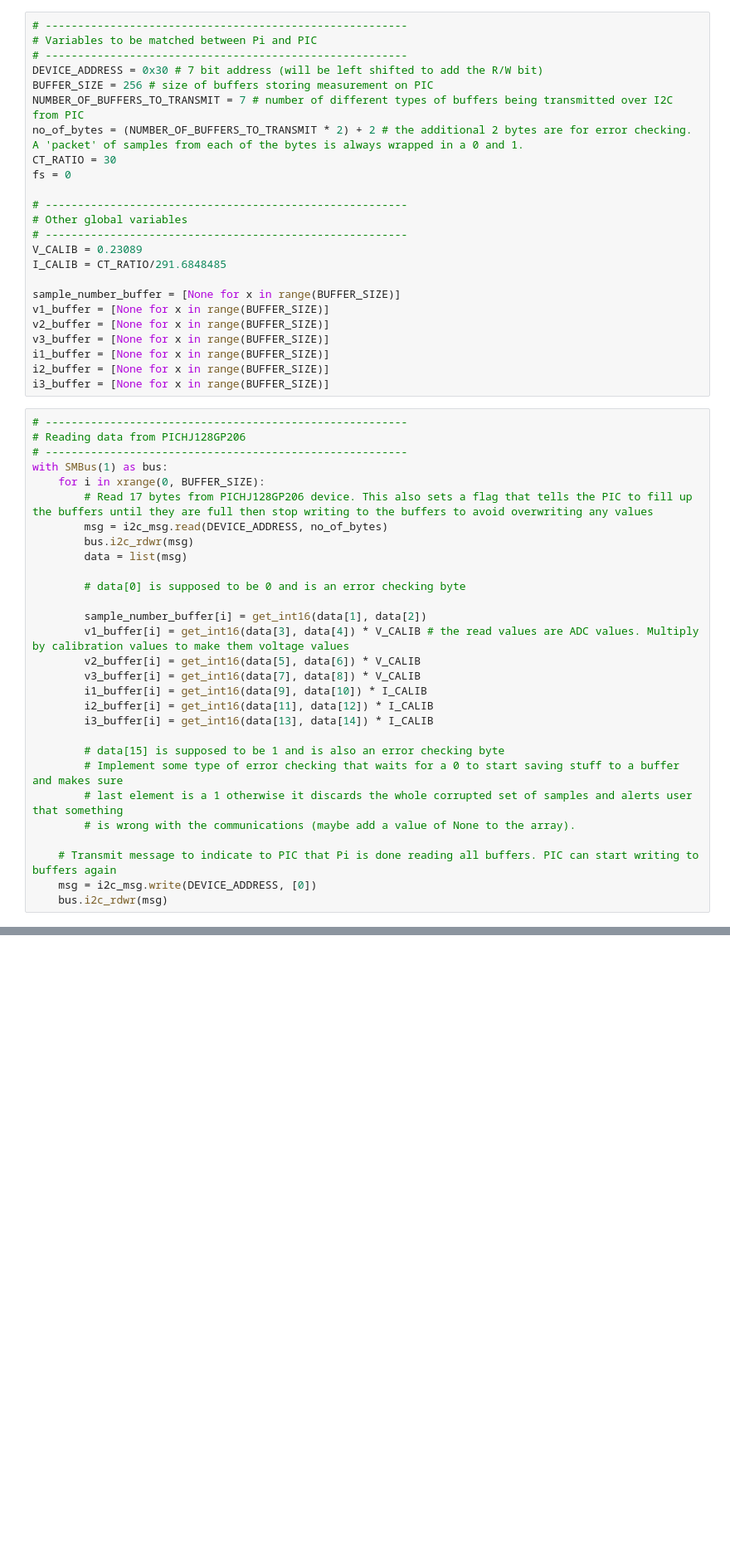
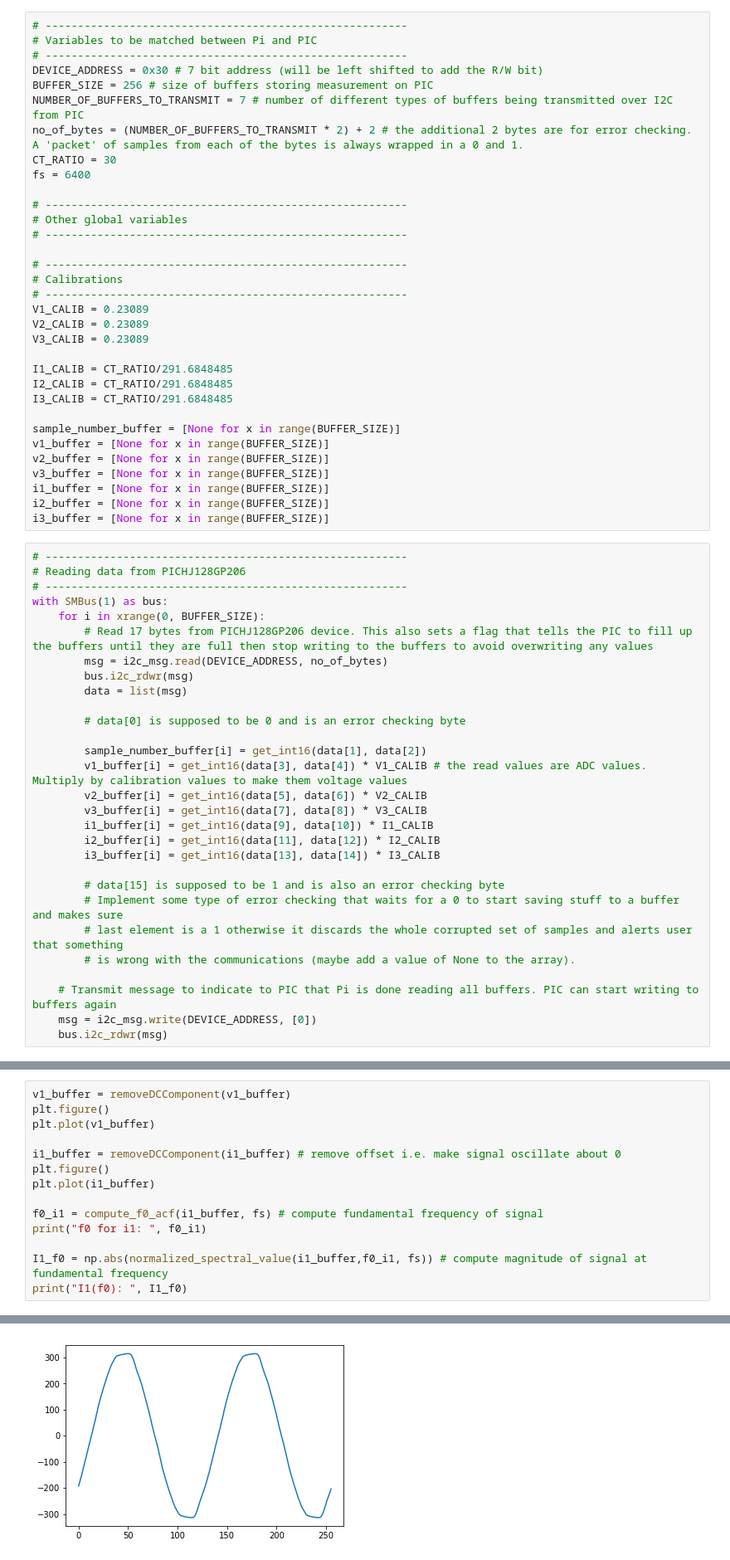
Before and after one commit to tomgwasira/GPT-MLT, a Jupyter notebook: thevenin_instrument/raspberry_pi/gpt_thevenin_instrument.ipynb, the cells around one changed output, grey strips where cells are left out. Shown: that part at 83% size. Drawn from its saved outputs; the diff is of its cells as text; blank space fills up the shorter version.

Commit message:
Added example for use of functions with i1_buffer.

```diff
--- a/thevenin_instrument/raspberry_pi/gpt_thevenin_instrument.ipynb
+++ b/thevenin_instrument/raspberry_pi/gpt_thevenin_instrument.ipynb
@@ -178,13 +178,22 @@ BUFFER_SIZE = 256 # size of buffers storing measurement on PIC
 NUMBER_OF_BUFFERS_TO_TRANSMIT = 7 # number of different types of buffers being transmitted over I2C from PIC
 no_of_bytes = (NUMBER_OF_BUFFERS_TO_TRANSMIT * 2) + 2 # the additional 2 bytes are for error checking. A 'packet' of samples from each of the bytes is always wrapped in a 0 and 1.
 CT_RATIO = 30
-fs = 0
+fs = 6400
 
 # --------------------------------------------------------
 # Other global variables
 # --------------------------------------------------------
-V_CALIB = 0.23089
-I_CALIB = CT_RATIO/291.6848485
+
+# --------------------------------------------------------
+# Calibrations
+# --------------------------------------------------------
+V1_CALIB = 0.23089
+V2_CALIB = 0.23089
+V3_CALIB = 0.23089
+
+I1_CALIB = CT_RATIO/291.6848485
+I2_CALIB = CT_RATIO/291.6848485
+I3_CALIB = CT_RATIO/291.6848485
 
 sample_number_buffer = [None for x in range(BUFFER_SIZE)]
 v1_buffer = [None for x in range(BUFFER_SIZE)]
@@ -207,12 +216,12 @@ with SMBus(1) as bus:
         # data[0] is supposed to be 0 and is an error checking byte
 
         sample_number_buffer[i] = get_int16(data[1], data[2])
-        v1_buffer[i] = get_int16(data[3], data[4]) * V_CALIB # the read values are ADC values. Multiply by calibration values to make them voltage values
-        v2_buffer[i] = get_int16(data[5], data[6]) * V_CALIB
-        v3_buffer[i] = get_int16(data[7], data[8]) * V_CALIB
-        i1_buffer[i] = get_int16(data[9], data[10]) * I_CALIB
-        i2_buffer[i] = get_int16(data[11], data[12]) * I_CALIB
-        i3_buffer[i] = get_int16(data[13], data[14]) * I_CALIB
+        v1_buffer[i] = get_int16(data[3], data[4]) * V1_CALIB # the read values are ADC values. Multiply by calibration values to make them voltage values
+        v2_buffer[i] = get_int16(data[5], data[6]) * V2_CALIB
+        v3_buffer[i] = get_int16(data[7], data[8]) * V3_CALIB
+        i1_buffer[i] = get_int16(data[9], data[10]) * I1_CALIB
+        i2_buffer[i] = get_int16(data[11], data[12]) * I2_CALIB
+        i3_buffer[i] = get_int16(data[13], data[14]) * I3_CALIB
 
         # data[15] is supposed to be 1 and is also an error checking byte
         # Implement some type of error checking that waits for a 0 to start saving stuff to a buffer and makes sure
@@ -228,0 +234,15 @@ V1_f0 = normalized_spectral_value(v1, f0, fs)
+# %%
+v1_buffer = removeDCComponent(v1_buffer)
+plt.figure()
+plt.plot(v1_buffer)
+
+i1_buffer = removeDCComponent(i1_buffer) # remove offset i.e. make signal oscillate about 0
+plt.figure()
+plt.plot(i1_buffer)
+
+f0_i1 = compute_f0_acf(i1_buffer, fs) # compute fundamental frequency of signal
+print("f0 for i1: ", f0_i1)
+
+I1_f0 = np.abs(normalized_spectral_value(i1_buffer,f0_i1, fs)) # compute magnitude of signal at fundamental frequency
+print("I1(f0): ", I1_f0)
+# %% [output]
@@ -228,0 +251 @@ V1_f0 = normalized_spectral_value(v1, f0, fs)
+[figure, added]
```
Also changed, not shown: parts of 3 cells of this notebook.
